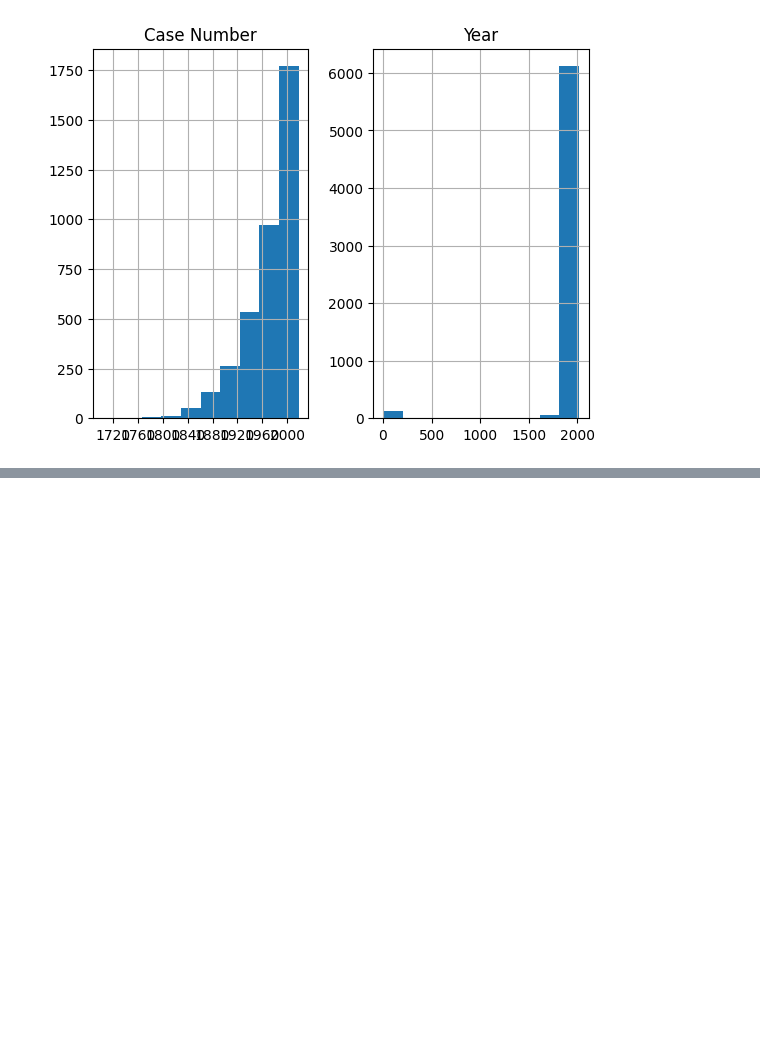
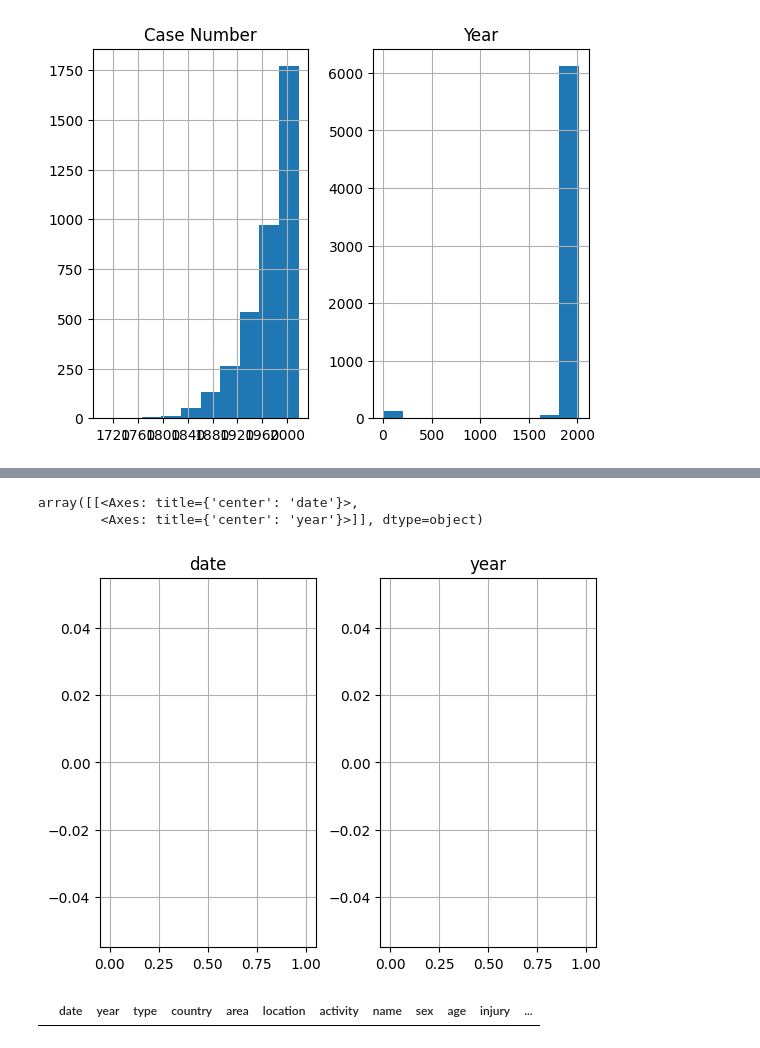
Before and after one commit to inesmarina8/proyect1_shark_attack, a Jupyter notebook: Shark_attacks_inesmarina.ipynb, the cells around one changed output, grey strips where cells are left out. Drawn from its saved outputs; the diff is of its cells as text; code cells hidden in the pictures; blank space fills up the shorter version.

```diff
--- a/Shark_attacks_inesmarina.ipynb
+++ b/Shark_attacks_inesmarina.ipynb
@@ -705,0 +791,8 @@ array([[<Axes: title={'center': 'Case Number'}>,
+# %%
+df_new = df_new[df_new['date'] >= '1960-12-31']
+# %%
+df_new.hist()
+# %% [output]
+array([[<Axes: title={'center': 'date'}>,
+        <Axes: title={'center': 'year'}>]], dtype=object)
+[figure, added]
@@ -705,0 +805,4 @@ array([[<Axes: title={'center': 'Case Number'}>,
+# %%
+df2.head(0)
+# %% [output]
+|  | date | year | type | country | area | location | activity | name | sex | age | injury | ... |
```
Also changed, not shown: parts of 21 cells of this notebook, 1 other file.
